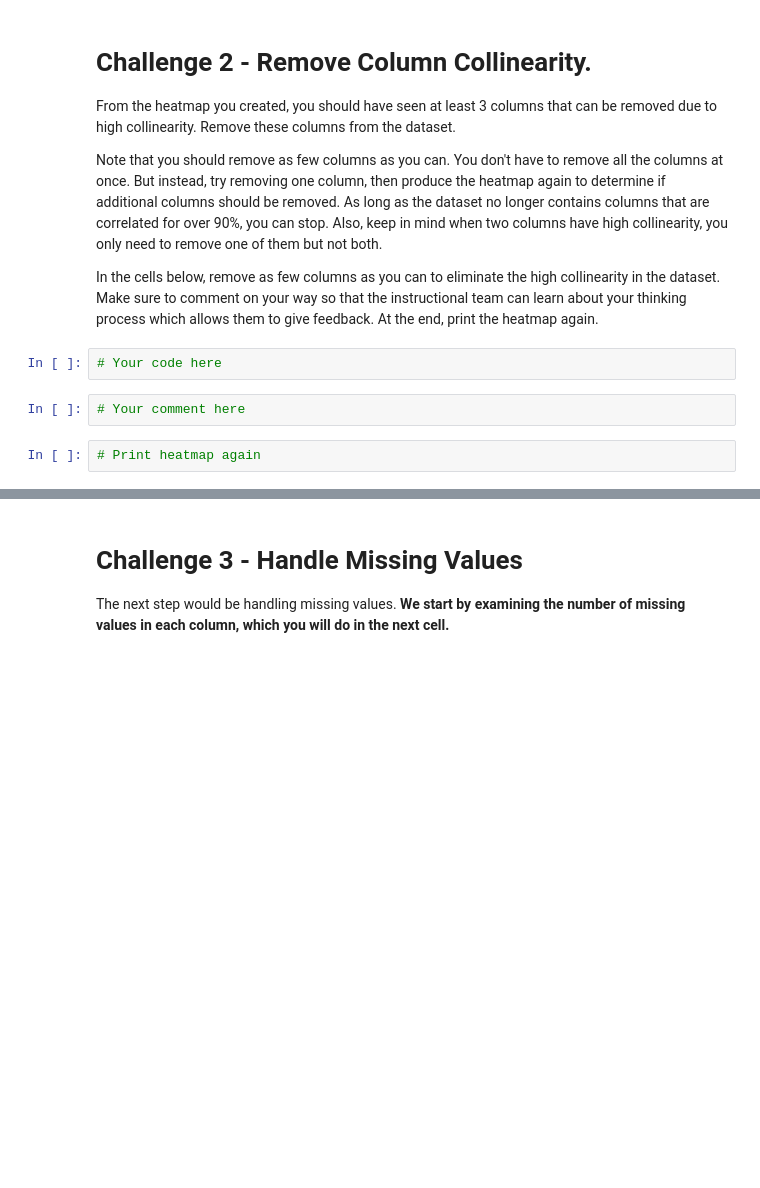
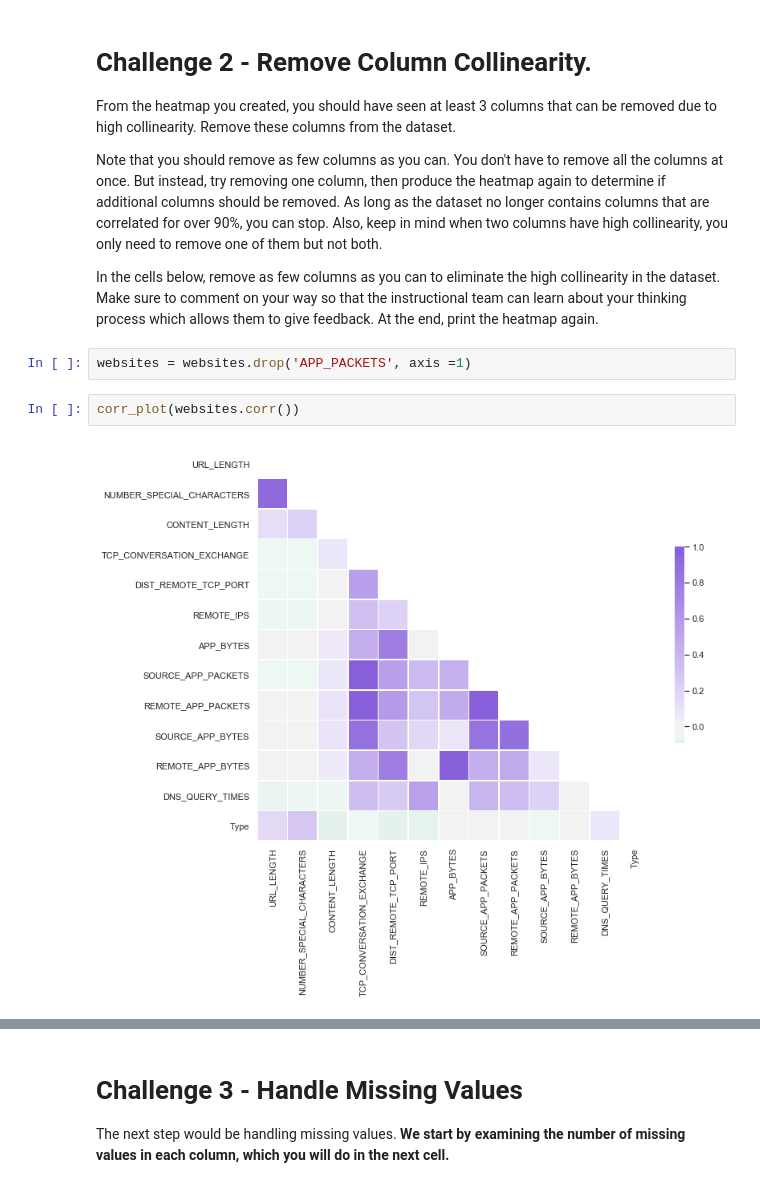
Before and after one commit to ta-data-lis/lab-supervised-learning, a Jupyter notebook: your-code/main.ipynb, the cells around one changed output, grey strips where cells are left out. Cells and saved outputs as stored; diff of their text form; blank space fills up the shorter version.

```diff
--- a/your-code/main.ipynb
+++ b/your-code/main.ipynb
@@ -62,9 +193,9 @@ From the heatmap you created, you should have seen at least 3 columns that can b
 Note that you should remove as few columns as you can. You don't have to remove all the columns at once. But instead, try removing one column, then produce the heatmap again to determine if additional columns should be removed. As long as the dataset no longer contains columns that are correlated for over 90%, you can stop. Also, keep in mind when two columns have high collinearity, you only need to remove one of them but not both.
 
 In the cells below, remove as few columns as you can to eliminate the high collinearity in the dataset. Make sure to comment on your way so that the instructional team can learn about your thinking process which allows them to give feedback. At the end, print the heatmap again.
-# %%
-# Your code here
-# %%
-# Your comment here
-# %%
-# Print heatmap again
+# %%
+websites = websites.drop('APP_PACKETS', axis =1)
+# %%
+corr_plot(websites.corr())
+# %% [output]
+[figure, added]
```
Also changed, not shown: parts of 89 cells of this notebook.
